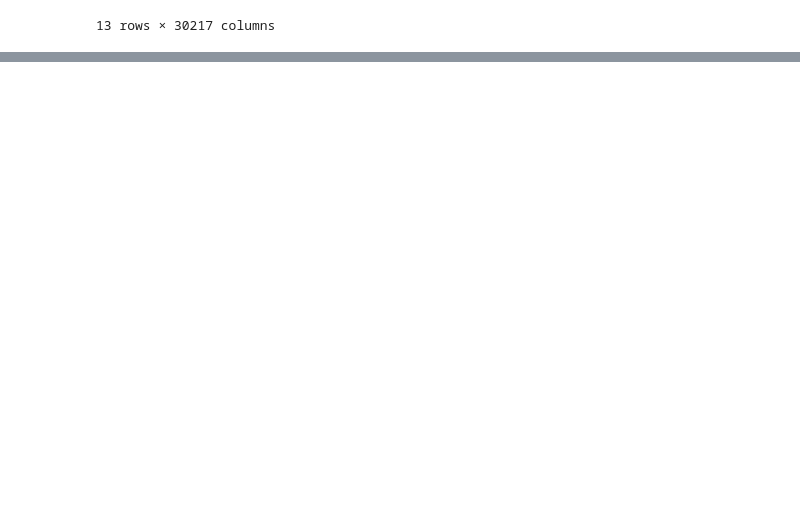
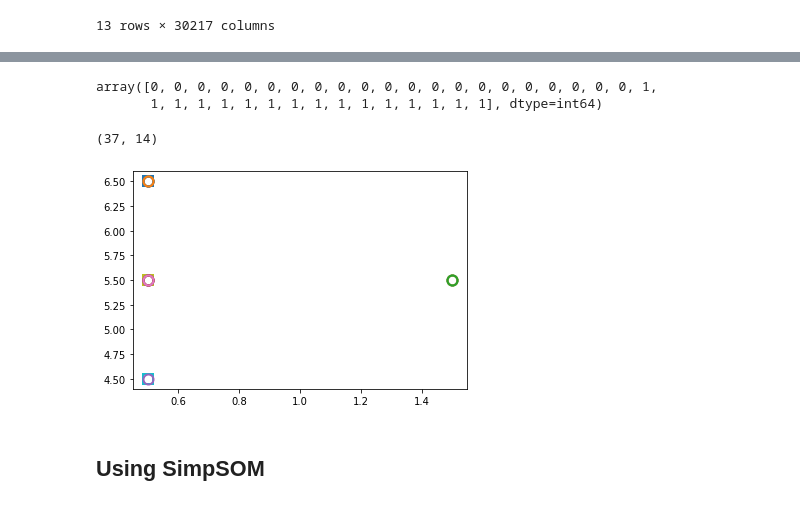
Before and after one commit to aeesha-T/parkinsons_prediction_using_speech, a Jupyter notebook: Test_Notebook.ipynb, the cells around one changed output, grey strips where cells are left out. Saved outputs shown, nothing was run; the diff lists cells and outputs as text; code cells hidden in the pictures; blank space fills up the shorter version.

```diff
--- a/Test_Notebook.ipynb
+++ b/Test_Notebook.ipynb
@@ -262,2 +303,4 @@ heat_map = sns.heatmap(corr)
+# %%
+labels = df_readtext['label'].values
 # %%
 ## Heatmap
@@ -279,0 +325,12 @@ TypeError: only integer scalar arrays can be converted to a scalar index
+# %%
+data = df_new.to_numpy()
+som = MiniSom(10, 10, 14, sigma=0.3, learning_rate=0.5)
+som.train_random(data, 300)
+labels
+# %% [output]
+array([0, 0, 0, 0, 0, 0, 0, 0, 0, 0, 0, 0, 0, 0, 0, 0, 0, 0, 0, 0, 0, 1,
+       1, 1, 1, 1, 1, 1, 1, 1, 1, 1, 1, 1, 1, 1, 1], dtype=int64)
+# %%
+data.shape
+# %% [output]
+(37, 14)
@@ -279,0 +339,11 @@ TypeError: only integer scalar arrays can be converted to a scalar index
+# %%
+markers = ['s','o']
+for i,x in enumerate(data):
+    w = som.winner(x)
+    plot(w[0]+0.5,w[1]+0.5,markers[labels[i]],markerfacecolor='None',markersize=10,markeredgewidth=2)
+#avefig("map.png")
+show()
+# %% [output]
+[figure, added]
+# %% [markdown]
+## Using SimpSOM
```
Also changed, not shown: parts of 11 cells of this notebook, 6 other files.
